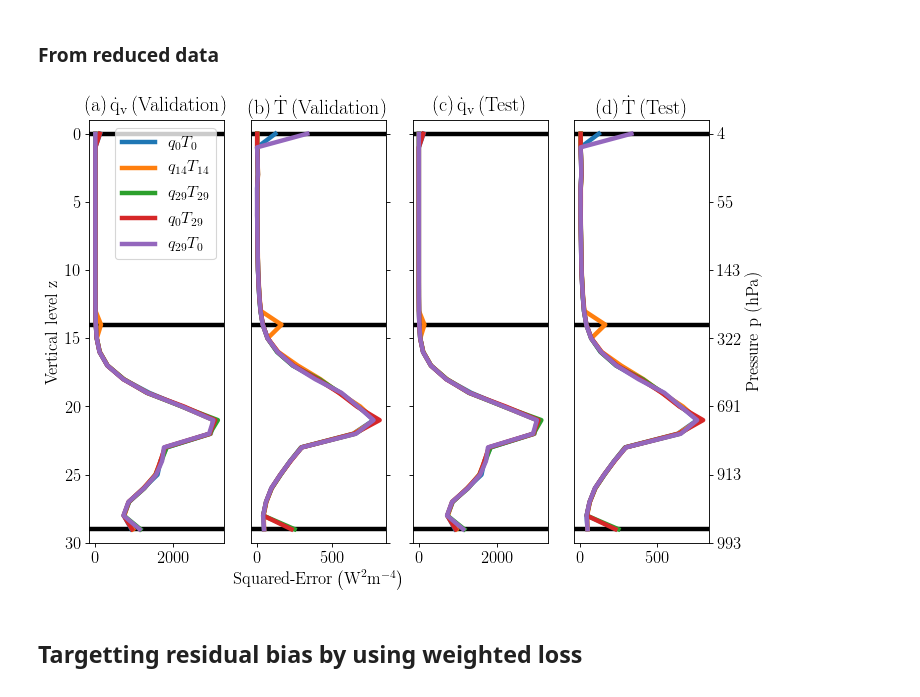
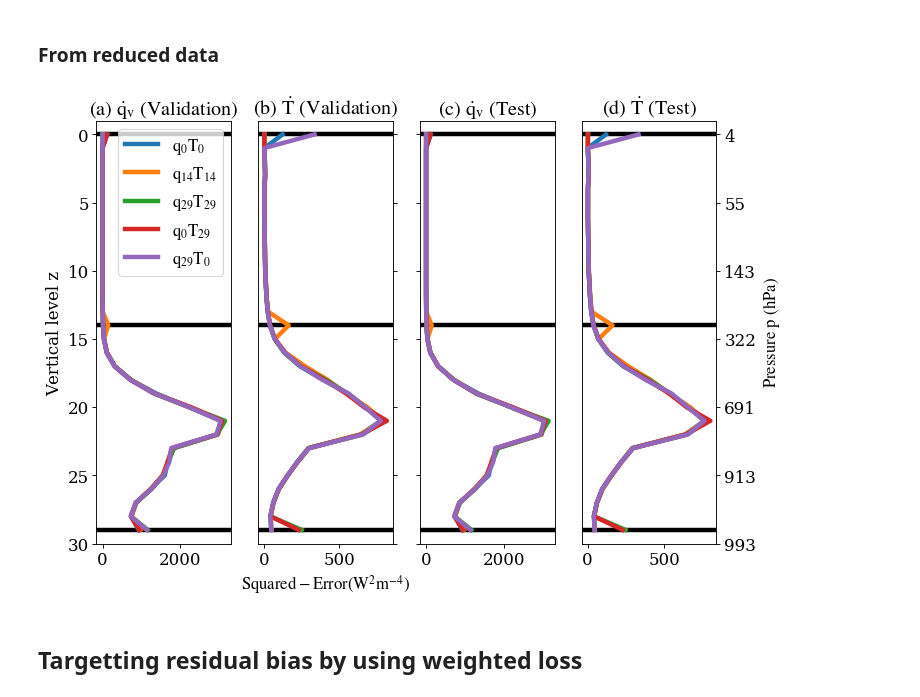
Before and after one commit to wallingTACC/CBRAIN-CAM, a Jupyter notebook: notebooks/tbeucler_devlog/042_Figures_PRL_Submission.ipynb, the cells around one changed output. Cells and saved outputs as stored; diff of their text form; code cells hidden in the pictures.

```diff
--- a/notebooks/tbeucler_devlog/042_Figures_PRL_Submission.ipynb
+++ b/notebooks/tbeucler_devlog/042_Figures_PRL_Submission.ipynb
@@ -416,12 +420,12 @@ hf.close()
 MSEv = S['MSEv']
 lev = S['lev']
 # %%
-TITLE = [r'$\mathrm{\left(a\right)\dot{q}_{v}\left(\mathrm{Training}\right)}$',
-         r'$\mathrm{\left(b\right)\dot{T}\left(\mathrm{Training}\right)}$',
-         r'$\mathrm{\left(c\right)\dot{q}_{v}\left(\mathrm{Validation}\right)}$',
-         r'$\mathrm{\left(d\right)\dot{T}\left(\mathrm{Validation}\right)}$',
-         r'$\mathrm{\left(e\right)\dot{q}_{v}\left(\mathrm{Test}\right)}$',
-         r'$\mathrm{\left(f\right)\dot{T}\left(\mathrm{Test}\right)}$']
+TITLE = [r'$\mathrm{\left(a\right)\ \dot{q}_{v}\ \left(\mathrm{Training}\right)}$',
+         r'$\mathrm{\left(b\right)\ \dot{T}\ \left(\mathrm{Training}\right)}$',
+         r'$\mathrm{\left(c\right)\ \dot{q}_{v}\ \left(\mathrm{Validation}\right)}$',
+         r'$\mathrm{\left(d\right)\ \dot{T}\ \left(\mathrm{Validation}\right)}$',
+         r'$\mathrm{\left(e\right)\ \dot{q}_{v}\ \left(\mathrm{Test}\right)}$',
+         r'$\mathrm{\left(f\right)\ \dot{T}\ \left(\mathrm{Test}\right)}$']
 YMIN = -1
 YMAX = 30
 # %%
@@ -472,9 +476,9 @@ for j,datas in enumerate(DATASET):
     plt.gca().yaxis.tick_right()
     plt.gca().yaxis.set_label_position("right")
     if ifig==4:
-        plt.xlabel('$\\textnormal{Squared-Error}\\left(\\textnormal{W}^{2}\\textnormal{m}^{-4}\\right)$')
+        plt.xlabel('$\\mathrm{Squared-Error}\\left(\\mathrm{W}^{2}\\mathrm{m}^{-4}\\right)$')
     elif ifig==6:
-        plt.ylabel('$\\textnormal{Pressure\\ p\\ \\ensuremath{\\left(\\textnormal{hPa}\\right)}}$')
+        plt.ylabel('$\\mathrm{Pressure\\ p\\ \\mathrm{\\left(\\mathrm{hPa}\\right)}}$')
     plt.title(TITLE[ifig-1])
 
     plt.draw()
@@ -483,10 +487,10 @@ for j,datas in enumerate(DATASET):
     for ilab,lab in enumerate(labels):
         if ifig==2 or ifig==4: labels[ilab]=''
         elif ifig==6:
-            IND = min(29,max(0,int(float(labels[ilab][1:-1]))))
+            IND = min(29,max(0,int(float(labels[ilab].replace('−', '-')))))
             labels[ilab]=str('%01.0f'%lev[IND].values)
     ax.set_yticklabels(labels)
 
 #Save figure
-plt.savefig('Fig_prof_comparison.pdf',format='pdf')
+plt.savefig(pathHOME+'Fig_prof_comparison.pdf',format='pdf')
 # %% [output]
@@ -690,7 +687,8 @@ hf.close()
 ### From reduced data
 # %%
 # Save reduced data to make figure
-pathPKL = '/home/t/Tom.Beucler/SPCAM/CBRAIN-CAM/notebooks/tbeucler_devlog/PKL_DATA/'
+#pathPKL = '/home/t/Tom.Beucler/SPCAM/CBRAIN-CAM/notebooks/tbeucler_devlog/PKL_DATA/'
+pathPKL = '/export/home/tbeucler/CBRAIN-CAM/notebooks/tbeucler_devlog/PKL_DATA/'
 # %%
 hf = open(pathPKL+'2020_03_06_sens2reslev.pkl','rb')
 S = pickle.load(hf)
@@ -712,10 +706,10 @@ REs = 'mdres';
 FOR = 'hdf5'
 DATASET = ['valid','test']
 # %%
-TITLE = [r'$\mathrm{\left(a\right)\dot{q}_{v}\left(\mathrm{Validation}\right)}$',
-         r'$\mathrm{\left(b\right)\dot{T}\left(\mathrm{Validation}\right)}$',
-         r'$\mathrm{\left(c\right)\dot{q}_{v}\left(\mathrm{Test}\right)}$',
-         r'$\mathrm{\left(d\right)\dot{T}\left(\mathrm{Test}\right)}$']
+TITLE = [r'$\mathrm{\left(a\right)\ \dot{q}_{v}\ \left(\mathrm{Validation}\right)}$',
+         r'$\mathrm{\left(b\right)\ \dot{T}\ \left(\mathrm{Validation}\right)}$',
+         r'$\mathrm{\left(c\right)\ \dot{q}_{v}\ \left(\mathrm{Test}\right)}$',
+         r'$\mathrm{\left(d\right)\ \dot{T}\ \left(\mathrm{Test}\right)}$']
 YMIN = -1
 YMAX = 30
 # %%
@@ -737,7 +731,7 @@ for j,datas in enumerate(DATASET):
         pm = nn.find('m')
         pe = nn.find('e')
 
-        ax.plot(MSEv[datas][nn][:30],np.linspace(0,29,num=30),label='$q_{'+nn[pm+1:pU]+'}T_{'+nn[pe+1:]+'}$')
+        ax.plot(MSEv[datas][nn][:30],np.linspace(0,29,num=30),label='$\\mathrm{q}_{'+nn[pm+1:pU]+'}\\mathrm{T}_{'+nn[pe+1:]+'}$')
 
     if ifig==1:
         plt.legend()
@@ -756,38 +750,38 @@ for j,datas in enumerate(DATASET):
 
     ### Subplot 2 ###
     ifig += 1
     ax = f.add_subplot(1,4,ifig)
 
     plt.axhline(y=0,color='k',linewidth=lw,zorder=0)
     plt.axhline(y=14,color='k',linewidth=lw,zorder=0)
     plt.axhline(y=29,color='k',linewidth=lw,zorder=0)
 
     for i,nn in enumerate(NNarray):
         ax.plot(MSEv[datas][nn][90:120],np.linspace(0,29,num=30))
     plt.ylim((YMIN,YMAX))
     plt.gca().invert_yaxis()
     plt.gca().yaxis.tick_right()
     plt.gca().yaxis.set_label_position("right")
     if ifig==2:
-        plt.xlabel('$\\textnormal{Squared-Error}\\left(\\textnormal{W}^{2}\\textnormal{m}^{-4}\\right)$')
+        plt.xlabel('$\\mathrm{Squared-Error}\\left(\\mathrm{W}^{2}\\mathrm{m}^{-4}\\right)$')
     elif ifig==4:
-        plt.ylabel('$\\textnormal{Pressure\\ p\\ \\ensuremath{\\left(\\textnormal{hPa}\\right)}}$')
+        plt.ylabel('$\\mathrm{Pressure\\ p\\ \\mathrm{\\left(\\mathrm{hPa}\\right)}}$')
     plt.title(TITLE[ifig-1])
 
     plt.draw()
     # Change y labels to none
     labels = [item.get_text() for item in ax.get_yticklabels()]
     for ilab,lab in enumerate(labels):
         if ifig==2: labels[ilab]=''
         elif ifig==4:
-            IND = min(29,max(0,int(float(labels[ilab][1:-1]))))
+            IND = min(29,max(0,int(float(labels[ilab].replace('−', '-')))))
             labels[ilab]=str('%01.0f'%lev[IND].values)
     ax.set_yticklabels(labels)
 
 #Save figure
-plt.savefig('Fig_prof_reslev.pdf',format='pdf')
+plt.savefig(pathHOME+'Fig_prof_reslev.pdf',format='pdf')
 # %% [output]
-[figure, old version]
+[figure, new version]
 # %% [markdown]
 ## Targetting residual bias by using weighted loss
 # %% [markdown]
```
Also changed, not shown: parts of 27 cells of this notebook.
